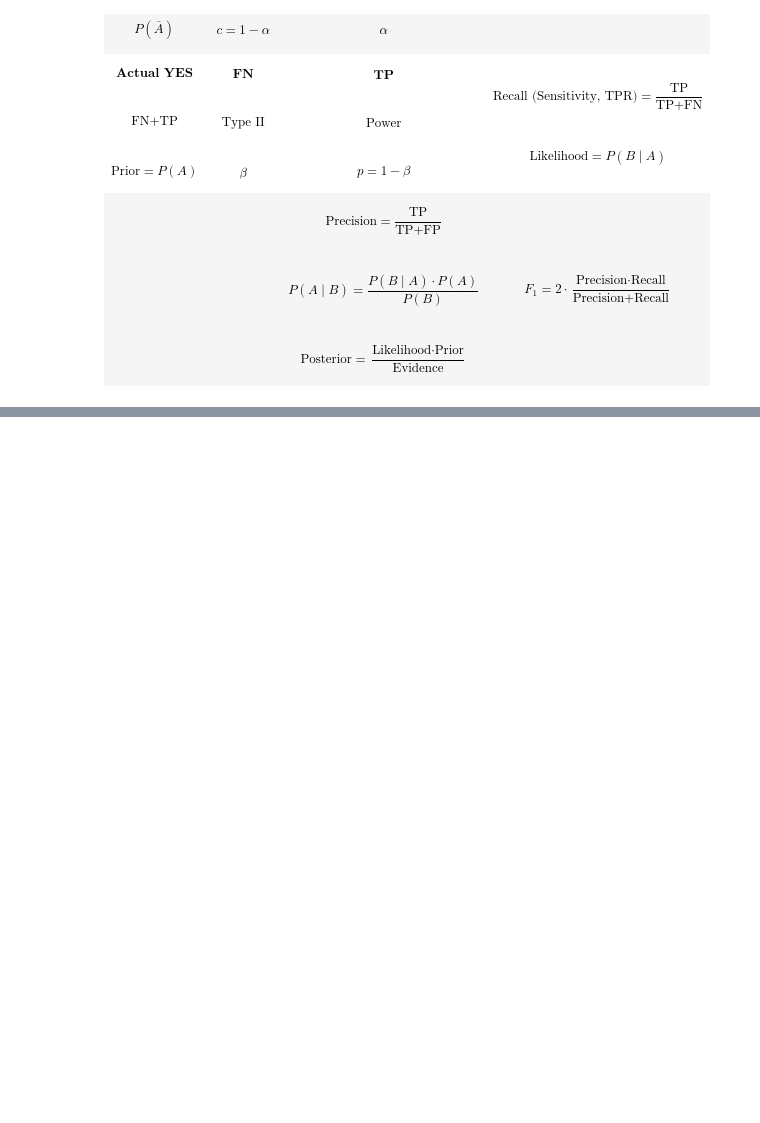
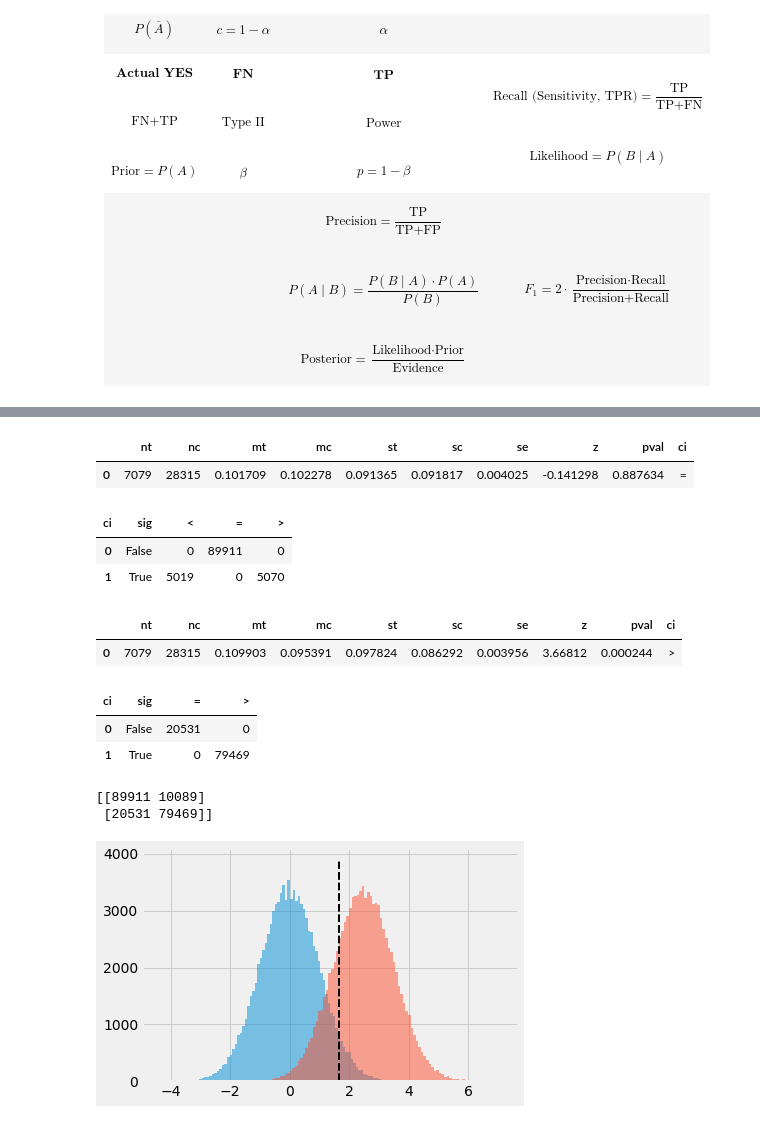
Before and after one commit to noallynoclan/colab, a Jupyter notebook: distributions.ipynb, the cells around one changed output, grey strips where cells are left out. Drawn from its saved outputs; the diff is of its cells as text; code cells hidden in the pictures; blank space fills up the shorter version.

```diff
--- a/distributions.ipynb
+++ b/distributions.ipynb
@@ -160,0 +42,66 @@ array([[9006,  994],
+# %%
+%matplotlib inline
+import matplotlib.pyplot as plt, numpy as np, pandas as pd
+from IPython.display import display
+from scipy.stats import norm
+
+plt.style.use('fivethirtyeight')
+
+
+def n_prop(pt, pc, t, conf, power):
+    p = pt * t + pc * (1 - t)
+    n = p * (1 - p) / t / (1 - t) * (norm.ppf([1 - (1 - conf) / 2, power]).sum() / (pt - pc)) ** 2
+    return np.ceil([n * t, n * (1 - t)]).astype(int)
+
+
+def gen_prop(p, n_samples, n_exp):
+    return np.random.binomial(n_samples, p, n_exp) / n_samples
+
+
+def disp(nt, nc, mt, mc, st, sc, se, z, pval, conf):
+    df = pd.DataFrame({'nt': nt, 'nc': nc, 'mt': mt, 'mc': mc, 'st': st, 'sc': sc,
+                       'se': se, 'z': z, 'pval': pval, 'ci': '='})
+    df.loc[mt - mc + se * norm.ppf(1 - (1 - conf) / 2) < 0, 'ci'] = '<'
+    df.loc[mt - mc + se * norm.ppf((1 - conf) / 2) > 0, 'ci'] = '>'
+    display(df.head(1))
+    display(df.pivot_table('pval', pd.Series(pval < 1 - conf).rename('sig'), 'ci', 'count', 0).reset_index())
+
+
+def ttest(delta, se, conf):
+    z = delta / se
+    pval = norm.sf(np.abs(z)) * 2
+    ax = pd.Series(z).hist(bins=100, alpha=0.5)
+    plt.vlines(norm.ppf(1 - (1 - conf) / 2), *ax.get_ylim(), ls='--', lw=2)
+    return z, pval
+
+
+def prop_test(pt, pc, nt, nc, conf, n_exp):
+    pt, pc = gen_prop(pt, nt, n_exp), gen_prop(pc, nc, n_exp)
+    p = (pt * nt + pc * nc) / (nt + nc)
+    se = np.sqrt(p * (1 - p) * (1 / nt + 1 / nc))
+    z, pval = ttest(pt - pc, se, conf)
+    disp(nt, nc, pt, pc, pt * (1 - pt), pc * (1 - pc), se, z, pval, conf)
+    return (pval > 1 - conf).sum(), (pval < 1 - conf).sum()
+
+
+def run_prop_tests(pt, pc, t, conf=0.9, power=0.8, n_exp=100_000):
+    nt, nc = n_prop(pt, pc, t, conf, power)
+    print(np.array([prop_test(pc, pc, nt, nc, conf, n_exp),
+                    prop_test(pt, pc, nt, nc, conf, n_exp)]))
+
+
+run_prop_tests(pt=0.11, pc=0.1, t=0.2)
+# %% [output]
+|  | nt | nc | mt | mc | st | sc | se | z | pval | ci |
+| 0 | 7079 | 28315 | 0.101709 | 0.102278 | 0.091365 | 0.091817 | 0.004025 | -0.141298 | 0.887634 | = |
+| ci | sig | < | = | > |
+| 0 | False | 0 | 89911 | 0 |
+| 1 | True | 5019 | 0 | 5070 |
+|  | nt | nc | mt | mc | st | sc | se | z | pval | ci |
+| 0 | 7079 | 28315 | 0.109903 | 0.095391 | 0.097824 | 0.086292 | 0.003956 | 3.66812 | 0.000244 | > |
+| ci | sig | = | > |
+| 0 | False | 20531 | 0 |
+| 1 | True | 0 | 79469 |
+[[89911 10089]
+ [20531 79469]]
+[figure, added]
```
Also changed, not shown: parts of 5 cells of this notebook.
